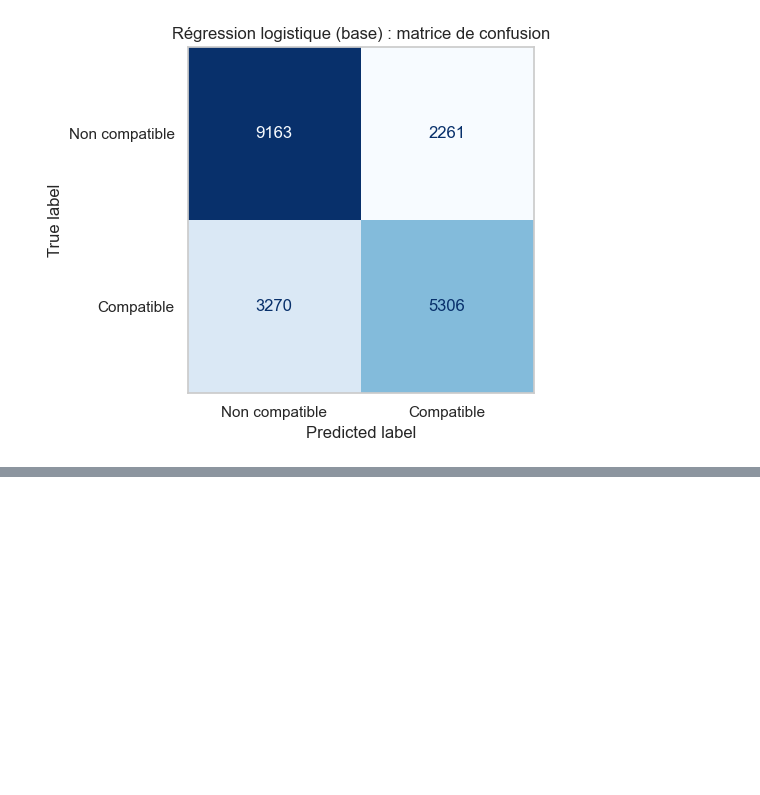
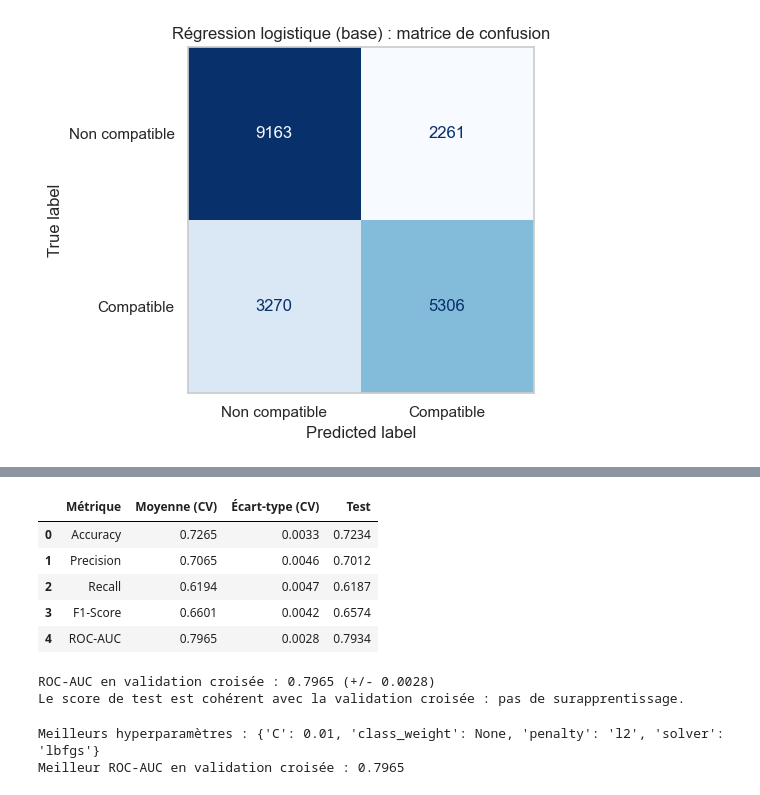
Before and after one commit to khaldamin/DM_PROJECT, a Jupyter notebook: notebooks/03_logistic_regression.ipynb, the cells around one changed output, grey strips where cells are left out. Drawn from its saved outputs; the diff is of its cells as text; code cells hidden in the pictures; blank space fills up the shorter version.

```diff
--- a/notebooks/03_logistic_regression.ipynb
+++ b/notebooks/03_logistic_regression.ipynb
@@ -195,0 +226,65 @@ ROC-AUC train : 0.7973 | ROC-AUC test : 0.7934 | écart : 0.0039
+# %%
+# ============================================================
+# Validation croisée stratifiée (5 blocs) sur le train
+# ============================================================
+cv_summary, cv_details = run_cross_validation(
+    CupidLogisticRegression,
+    {"max_iter": 1000, "random_state": RANDOM_STATE},
+    X_train, y_train,
+    n_splits=N_SPLITS, random_state=RANDOM_STATE,
+)
+
+metric_names = ["Accuracy", "Precision", "Recall", "F1-Score", "ROC-AUC"]
+cv_table = pd.DataFrame({
+    "Métrique": metric_names,
+    "Moyenne (CV)": [cv_summary[f"mean_{m}"] for m in metric_names],
+    "Écart-type (CV)": [cv_summary[f"std_{m}"] for m in metric_names],
+    "Test": [results[0][m] for m in metric_names],
+})
+display(cv_table.round(4))
+
+print(f"ROC-AUC en validation croisée : {cv_summary['mean_ROC-AUC']:.4f} (+/- {cv_summary['std_ROC-AUC']:.4f})")
+print("Le score de test est cohérent avec la validation croisée : pas de surapprentissage.")
+# %% [output]
+|  | Métrique | Moyenne (CV) | Écart-type (CV) | Test |
+| 0 | Accuracy | 0.7265 | 0.0033 | 0.7234 |
+| 1 | Precision | 0.7065 | 0.0046 | 0.7012 |
+| 2 | Recall | 0.6194 | 0.0047 | 0.6187 |
+| 3 | F1-Score | 0.6601 | 0.0042 | 0.6574 |
+| 4 | ROC-AUC | 0.7965 | 0.0028 | 0.7934 |
+ROC-AUC en validation croisée : 0.7965 (+/- 0.0028)
+Le score de test est cohérent avec la validation croisée : pas de surapprentissage.
+# %%
+# ============================================================
+# Recherche sur grille (GridSearchCV)
+# ============================================================
+cv = StratifiedKFold(n_splits=N_SPLITS, shuffle=True, random_state=RANDOM_STATE)
+
+param_grid = [
+    {
+        "solver": ["lbfgs"], "penalty": ["l2"],
+        "C": [0.001, 0.01, 0.1, 1, 10, 100],
+        "class_weight": [None, "balanced"],
+    },
+    {
+        "solver": ["liblinear"], "penalty": ["l1"],
+        "C": [0.01, 0.1],
+        "class_weight": [None, "balanced"],
+    },
+]
+
+grid = GridSearchCV(
+    estimator=LogisticRegression(max_iter=2000, random_state=RANDOM_STATE),
+    param_grid=param_grid,
+    scoring="roc_auc",
+    cv=cv,
+    n_jobs=-1,
+    refit=True,
+)
+grid.fit(X_train, y_train)
+
+print("Meilleurs hyperparamètres :", grid.best_params_)
+print(f"Meilleur ROC-AUC en validation croisée : {grid.best_score_:.4f}")
+# %% [output]
+Meilleurs hyperparamètres : {'C': 0.01, 'class_weight': None, 'penalty': 'l2', 'solver': 'lbfgs'}
+Meilleur ROC-AUC en validation croisée : 0.7965
```
Also changed, not shown: parts of 3 cells of this notebook, 3 other files.
